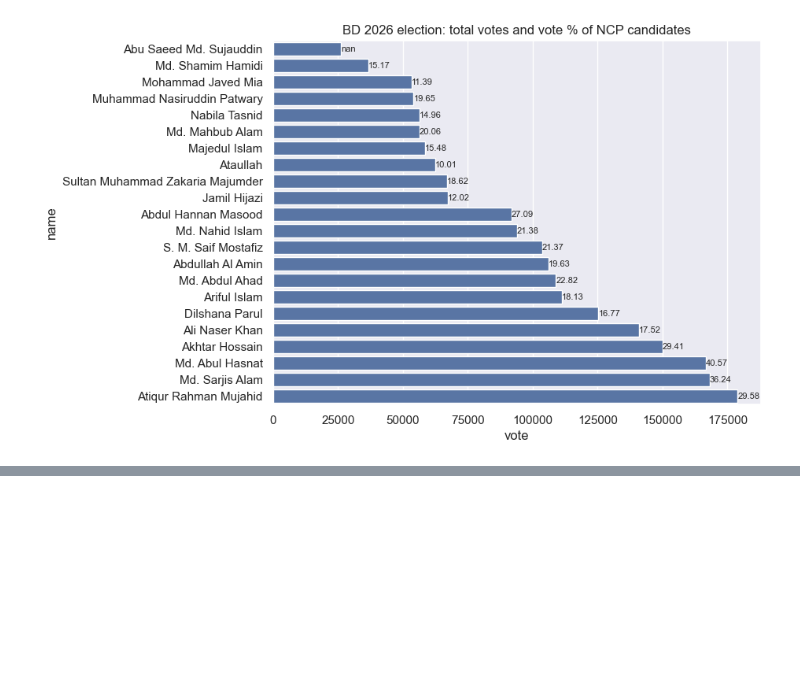
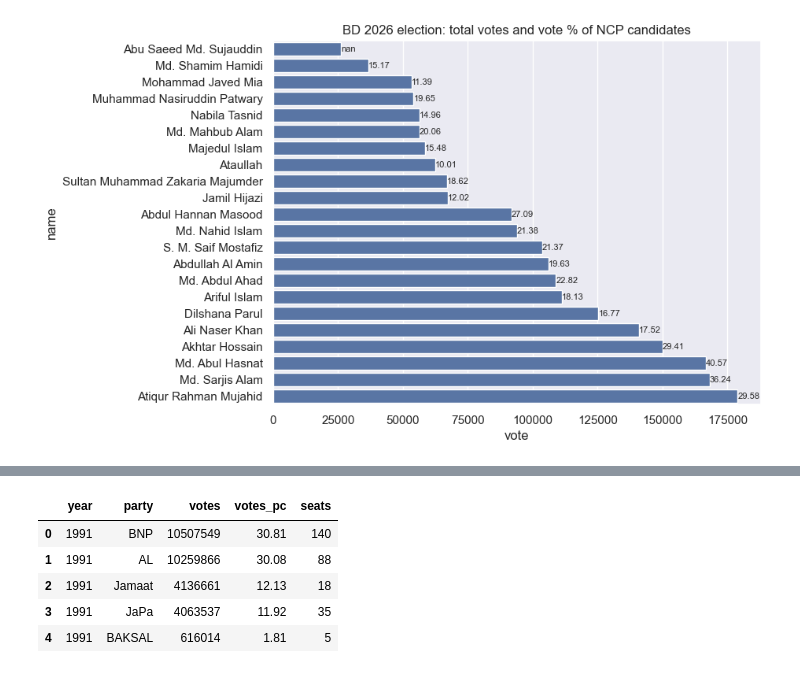
Before and after one commit to muhallilahnaf/bd-elections-eda, a Jupyter notebook: election_2026_party_district_analysis.ipynb, the cells around one changed output, grey strips where cells are left out. Saved outputs shown, nothing was run; the diff lists cells and outputs as text; code cells hidden in the pictures; blank space fills up the shorter version.

```diff
--- a/election_2026_party_district_analysis.ipynb
+++ b/election_2026_party_district_analysis.ipynb
@@ -144,0 +156,10 @@ fig.savefig('fig/election_2026_ncp_candidates',bbox_inches='tight')
+# %%
+dfpp = pd.read_csv('data/party_result.csv')
+dfpp.head()
+# %% [output]
+|  | year | party | votes | votes_pc | seats |
+| 0 | 1991 | BNP | 10507549 | 30.81 | 140 |
+| 1 | 1991 | AL | 10259866 | 30.08 | 88 |
+| 2 | 1991 | Jamaat | 4136661 | 12.13 | 18 |
+| 3 | 1991 | JaPa | 4063537 | 11.92 | 35 |
+| 4 | 1991 | BAKSAL | 616014 | 1.81 | 5 |
```
Also changed, not shown: parts of 8 cells of this notebook, 4 other files.
